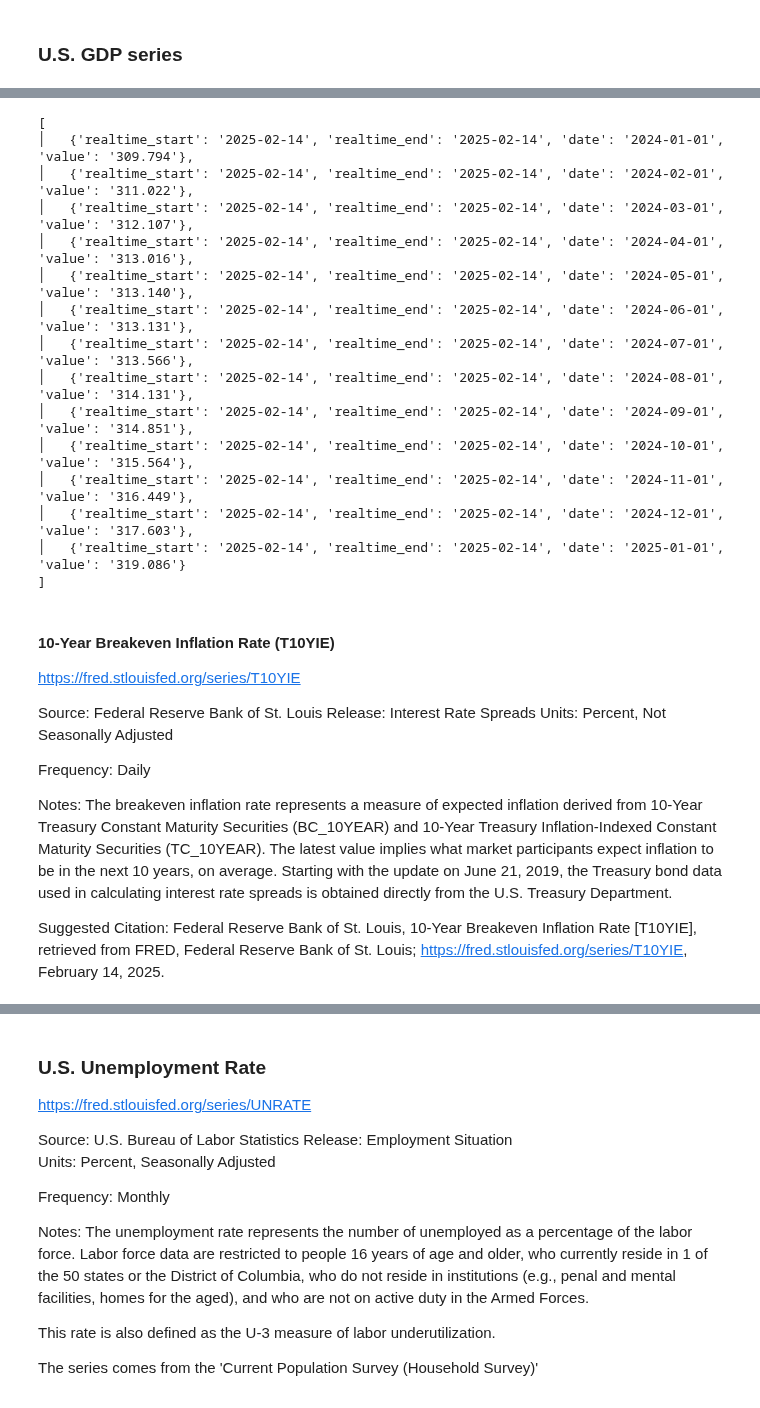
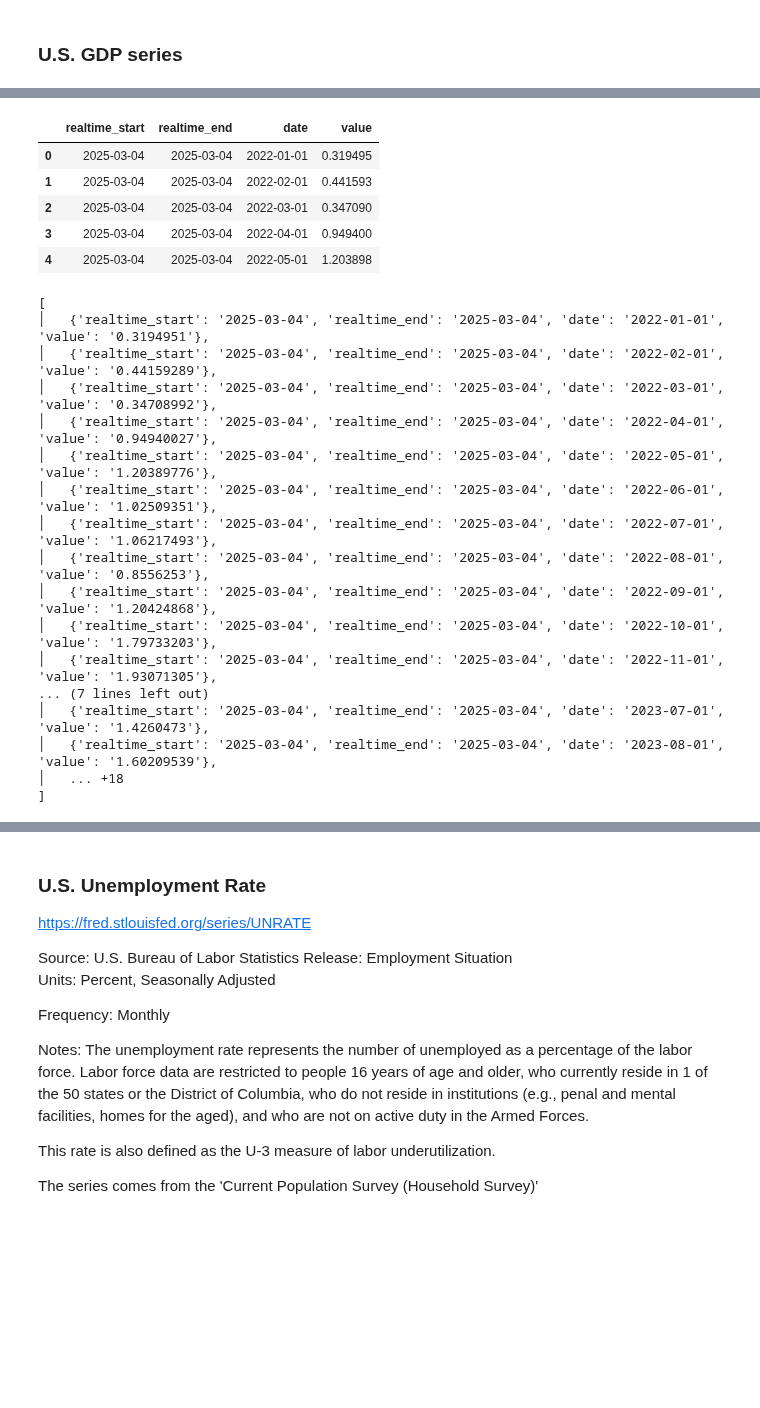
Before and after one commit to mongodb-industry-solutions/leafy-bank-backend-capitalmarkets-loaders, a Jupyter notebook: notebooks/data_exploration/extract_macroeconomics_pyfredapi.ipynb, the cells around one changed output, grey strips where cells are left out. Saved outputs shown, nothing was run; the diff lists cells and outputs as text; code cells hidden in the pictures; blank space fills up the shorter version.

```diff
--- a/notebooks/data_exploration/extract_macroeconomics_pyfredapi.ipynb
+++ b/notebooks/data_exploration/extract_macroeconomics_pyfredapi.ipynb
@@ -228,0 +253,9 @@ Detailed Report." (https://www.bls.gov/cpi/) 2013.  \r\nHandbook of Methods
+# %%
+real_interest_rate_df.head(5)
+# %% [output]
+|  | realtime_start | realtime_end | date | value |
+| 0 | 2025-03-04 | 2025-03-04 | 2022-01-01 | 0.319495 |
+| 1 | 2025-03-04 | 2025-03-04 | 2022-02-01 | 0.441593 |
+| 2 | 2025-03-04 | 2025-03-04 | 2022-03-01 | 0.347090 |
+| 3 | 2025-03-04 | 2025-03-04 | 2022-04-01 | 0.949400 |
+| 4 | 2025-03-04 | 2025-03-04 | 2022-05-01 | 1.203898 |
@@ -229,36 +264,21 @@ Detailed Report." (https://www.bls.gov/cpi/) 2013.  \r\nHandbook of Methods
 # %%
-# Fetch the GDP series data for the current year
-cpiaucsl_json = pf.get_series(series_id="CPIAUCSL", **extra_parameters, return_format="json")
-pprint(cpiaucsl_json, max_length=20)
+real_interest_rate_json = pf.get_series(series_id="REAINTRATREARAT10Y", return_format="json", **extra_parameters)
+pprint(real_interest_rate_json, max_length=20)
 # %% [output]
 [
-│   {'realtime_start': '2025-02-14', 'realtime_end': '2025-02-14', 'date': '2024-01-01', 'value': '309.794'},
-│   {'realtime_start': '2025-02-14', 'realtime_end': '2025-02-14', 'date': '2024-02-01', 'value': '311.022'},
-│   {'realtime_start': '2025-02-14', 'realtime_end': '2025-02-14', 'date': '2024-03-01', 'value': '312.107'},
-│   {'realtime_start': '2025-02-14', 'realtime_end': '2025-02-14', 'date': '2024-04-01', 'value': '313.016'},
-│   {'realtime_start': '2025-02-14', 'realtime_end': '2025-02-14', 'date': '2024-05-01', 'value': '313.140'},
-│   {'realtime_start': '2025-02-14', 'realtime_end': '2025-02-14', 'date': '2024-06-01', 'value': '313.131'},
-│   {'realtime_start': '2025-02-14', 'realtime_end': '2025-02-14', 'date': '2024-07-01', 'value': '313.566'},
-│   {'realtime_start': '2025-02-14', 'realtime_end': '2025-02-14', 'date': '2024-08-01', 'value': '314.131'},
-│   {'realtime_start': '2025-02-14', 'realtime_end': '2025-02-14', 'date': '2024-09-01', 'value': '314.851'},
-│   {'realtime_start': '2025-02-14', 'realtime_end': '2025-02-14', 'date': '2024-10-01', 'value': '315.564'},
-│   {'realtime_start': '2025-02-14', 'realtime_end': '2025-02-14', 'date': '2024-11-01', 'value': '316.449'},
-│   {'realtime_start': '2025-02-14', 'realtime_end': '2025-02-14', 'date': '2024-12-01', 'value': '317.603'},
-│   {'realtime_start': '2025-02-14', 'realtime_end': '2025-02-14', 'date': '2025-01-01', 'value': '319.086'}
+│   {'realtime_start': '2025-03-04', 'realtime_end': '2025-03-04', 'date': '2022-01-01', 'value': '0.3194951'},
+│   {'realtime_start': '2025-03-04', 'realtime_end': '2025-03-04', 'date': '2022-02-01', 'value': '0.44159289'},
+│   {'realtime_start': '2025-03-04', 'realtime_end': '2025-03-04', 'date': '2022-03-01', 'value': '0.34708992'},
+│   {'realtime_start': '2025-03-04', 'realtime_end': '2025-03-04', 'date': '2022-04-01', 'value': '0.94940027'},
+│   {'realtime_start': '2025-03-04', 'realtime_end': '2025-03-04', 'date': '2022-05-01', 'value': '1.20389776'},
+│   {'realtime_start': '2025-03-04', 'realtime_end': '2025-03-04', 'date': '2022-06-01', 'value': '1.02509351'},
+│   {'realtime_start': '2025-03-04', 'realtime_end': '2025-03-04', 'date': '2022-07-01', 'value': '1.06217493'},
+│   {'realtime_start': '2025-03-04', 'realtime_end': '2025-03-04', 'date': '2022-08-01', 'value': '0.8556253'},
+│   {'realtime_start': '2025-03-04', 'realtime_end': '2025-03-04', 'date': '2022-09-01', 'value': '1.20424868'},
+│   {'realtime_start': '2025-03-04', 'realtime_end': '2025-03-04', 'date': '2022-10-01', 'value': '1.79733203'},
+│   {'realtime_start': '2025-03-04', 'realtime_end': '2025-03-04', 'date': '2022-11-01', 'value': '1.93071305'},
+... (7 lines left out)
+│   {'realtime_start': '2025-03-04', 'realtime_end': '2025-03-04', 'date': '2023-07-01', 'value': '1.4260473'},
+│   {'realtime_start': '2025-03-04', 'realtime_end': '2025-03-04', 'date': '2023-08-01', 'value': '1.60209539'},
+│   ... +18
 ]
-# %% [markdown]
-#### 10-Year Breakeven Inflation Rate (T10YIE)
-
-https://fred.stlouisfed.org/series/T10YIE
-
-Source: Federal Reserve Bank of St. Louis  Release: Interest Rate Spreads
-Units:  Percent, Not Seasonally Adjusted
-
-Frequency:  Daily
-
-Notes:
-The breakeven inflation rate represents a measure of expected inflation derived from 10-Year Treasury Constant Maturity Securities (BC_10YEAR) and 10-Year Treasury Inflation-Indexed Constant Maturity Securities (TC_10YEAR). The latest value implies what market participants expect inflation to be in the next 10 years, on average.
-Starting with the update on June 21, 2019, the Treasury bond data used in calculating interest rate spreads is obtained directly from the U.S. Treasury Department.
-
-Suggested Citation:
-Federal Reserve Bank of St. Louis, 10-Year Breakeven Inflation Rate [T10YIE], retrieved from FRED, Federal Reserve Bank of St. Louis; https://fred.stlouisfed.org/series/T10YIE, February 14, 2025.
```
Also changed, not shown: parts of 37 cells of this notebook, 24 other files.
